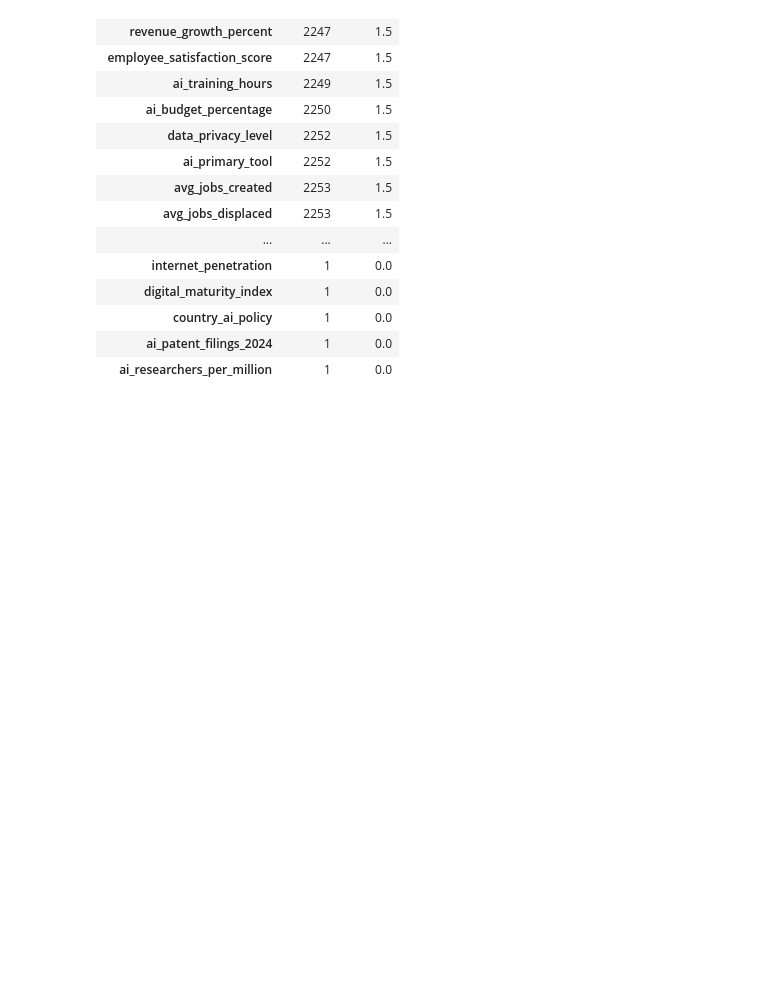
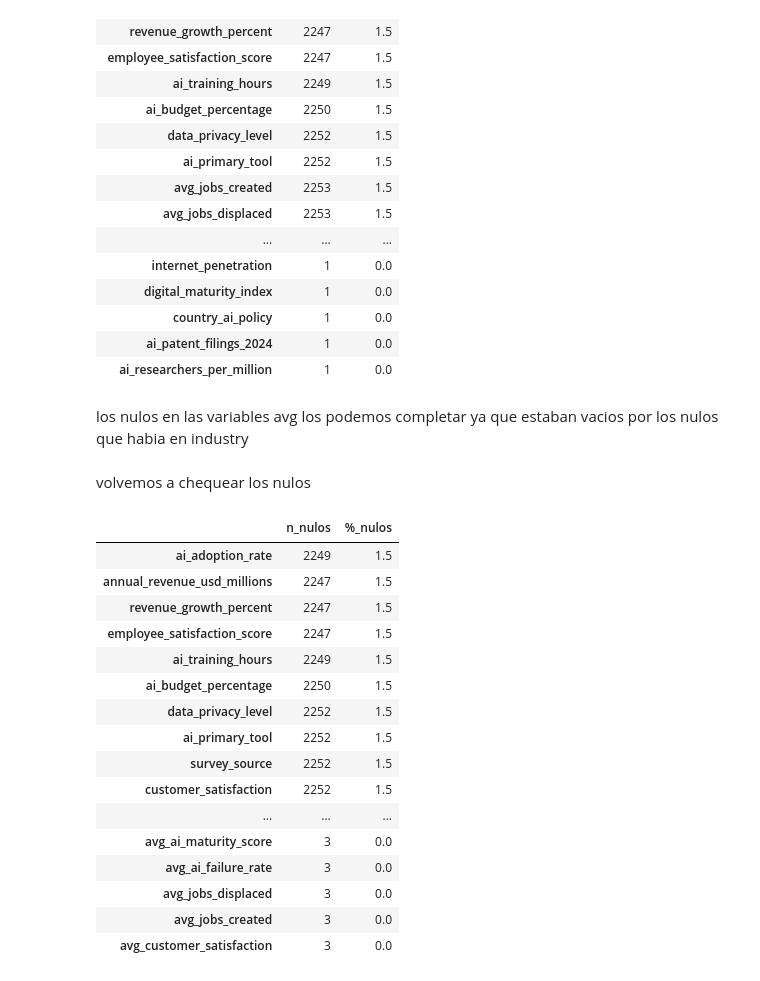
Before and after one commit to Franncippi/Proyecto-mentoria-M09, a Jupyter notebook: 01_analisis_exploratorio.ipynb, the cells around one changed output. Cells and saved outputs as stored; diff of their text form; code cells hidden in the pictures; blank space fills up the shorter version.

```diff
--- a/01_analisis_exploratorio.ipynb
+++ b/01_analisis_exploratorio.ipynb
@@ -992,3 +994,5 @@ resumen_nulos
 | country_ai_policy | 1 | 0.0 |
 | ai_patent_filings_2024 | 1 | 0.0 |
 | ai_researchers_per_million | 1 | 0.0 |
+# %% [markdown]
+los nulos en las variables avg los podemos completar ya que estaban vacios por los nulos que habia en industry
@@ -994,0 +1002,31 @@ resumen_nulos
+# %% [markdown]
+volvemos a chequear los nulos
+# %%
+nulos = df_final.isnull().sum()
+proporcion = (nulos / len(df_final) * 100).round(2)
+
+resumen_nulos = pd.DataFrame({
+    "n_nulos": nulos,
+    "%_nulos": proporcion
+})
+
+resumen_nulos = resumen_nulos[resumen_nulos["n_nulos"] > 0].sort_values("%_nulos", ascending=False)
+resumen_nulos
+# %% [output]
+|  | n_nulos | %_nulos |
+| ai_adoption_rate | 2249 | 1.5 |
+| annual_revenue_usd_millions | 2247 | 1.5 |
+| revenue_growth_percent | 2247 | 1.5 |
+| employee_satisfaction_score | 2247 | 1.5 |
+| ai_training_hours | 2249 | 1.5 |
+| ai_budget_percentage | 2250 | 1.5 |
+| data_privacy_level | 2252 | 1.5 |
+| ai_primary_tool | 2252 | 1.5 |
+| survey_source | 2252 | 1.5 |
+| customer_satisfaction | 2252 | 1.5 |
+| ... | ... | ... |
+| avg_ai_maturity_score | 3 | 0.0 |
+| avg_ai_failure_rate | 3 | 0.0 |
+| avg_jobs_displaced | 3 | 0.0 |
+| avg_jobs_created | 3 | 0.0 |
+| avg_customer_satisfaction | 3 | 0.0 |
```
Also changed, not shown: parts of 14 cells of this notebook.
